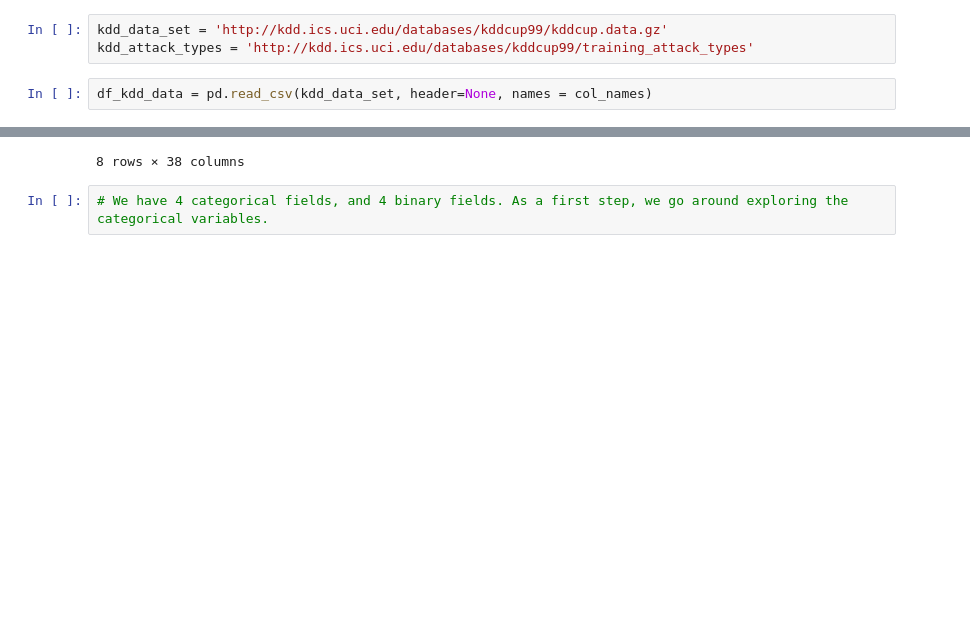
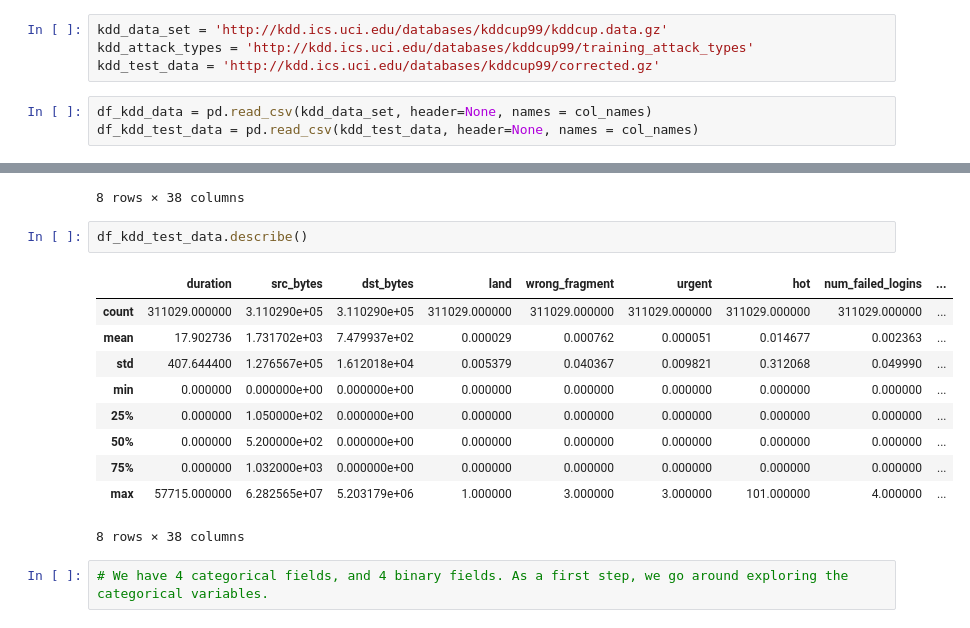
Before and after one commit to huyi-huwangyang/CMPE255-group1-project, a Jupyter notebook: Network_Intrusion_Integrated.ipynb, the cells around one changed output, grey strips where cells are left out. Drawn from its saved outputs; the diff is of its cells as text; blank space fills up the shorter version.

```diff
--- a/Network_Intrusion_Integrated.ipynb
+++ b/Network_Intrusion_Integrated.ipynb
@@ -29,8 +29,10 @@ col_names = ["duration","protocol_type","service","flag","src_bytes",
 # %%
 kdd_data_set = 'http://kdd.ics.uci.edu/databases/kddcup99/kddcup.data.gz'
 kdd_attack_types = 'http://kdd.ics.uci.edu/databases/kddcup99/training_attack_types'
+kdd_test_data = 'http://kdd.ics.uci.edu/databases/kddcup99/corrected.gz'
 # %%
 df_kdd_data = pd.read_csv(kdd_data_set, header=None, names = col_names)
+df_kdd_test_data = pd.read_csv(kdd_test_data, header=None, names = col_names)
 # %%
 types = requests.get(kdd_attack_types)
 attack_dict = {}
@@ -55,6 +57,19 @@ df_kdd_data.describe()
 | 75% | 0.000000e+00 | 1.032000e+03 | 0.000000e+00 | 0.000000e+00 | 0.000000e+00 | 0.000000e+00 | 0.000000e+00 | 0.000000e+00 | ... |
 | max | 5.832900e+04 | 1.379964e+09 | 1.309937e+09 | 1.000000e+00 | 3.000000e+00 | 1.400000e+01 | 7.700000e+01 | 5.000000e+00 | ... |
 8 rows × 38 columns
+# %%
+df_kdd_test_data.describe()
+# %% [output]
+|  | duration | src_bytes | dst_bytes | land | wrong_fragment | urgent | hot | num_failed_logins | ... |
+| count | 311029.000000 | 3.110290e+05 | 3.110290e+05 | 311029.000000 | 311029.000000 | 311029.000000 | 311029.000000 | 311029.000000 | ... |
+| mean | 17.902736 | 1.731702e+03 | 7.479937e+02 | 0.000029 | 0.000762 | 0.000051 | 0.014677 | 0.002363 | ... |
+| std | 407.644400 | 1.276567e+05 | 1.612018e+04 | 0.005379 | 0.040367 | 0.009821 | 0.312068 | 0.049990 | ... |
+| min | 0.000000 | 0.000000e+00 | 0.000000e+00 | 0.000000 | 0.000000 | 0.000000 | 0.000000 | 0.000000 | ... |
+| 25% | 0.000000 | 1.050000e+02 | 0.000000e+00 | 0.000000 | 0.000000 | 0.000000 | 0.000000 | 0.000000 | ... |
+| 50% | 0.000000 | 5.200000e+02 | 0.000000e+00 | 0.000000 | 0.000000 | 0.000000 | 0.000000 | 0.000000 | ... |
+| 75% | 0.000000 | 1.032000e+03 | 0.000000e+00 | 0.000000 | 0.000000 | 0.000000 | 0.000000 | 0.000000 | ... |
+| max | 57715.000000 | 6.282565e+07 | 5.203179e+06 | 1.000000 | 3.000000 | 3.000000 | 101.000000 | 4.000000 | ... |
+8 rows × 38 columns
 # %%
 # We have 4 categorical fields, and 4 binary fields. As a first step, we go around exploring the categorical variables.
 # %%
```
Also changed, not shown: parts of 19 cells of this notebook.
